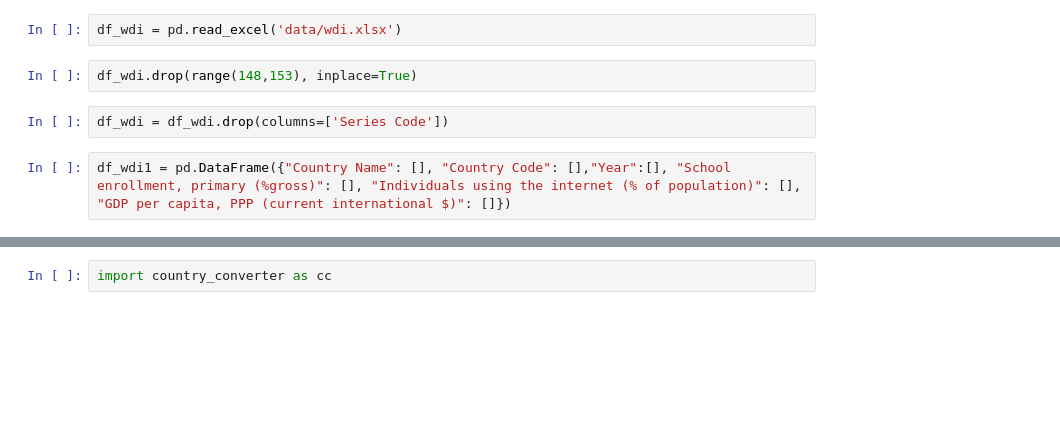
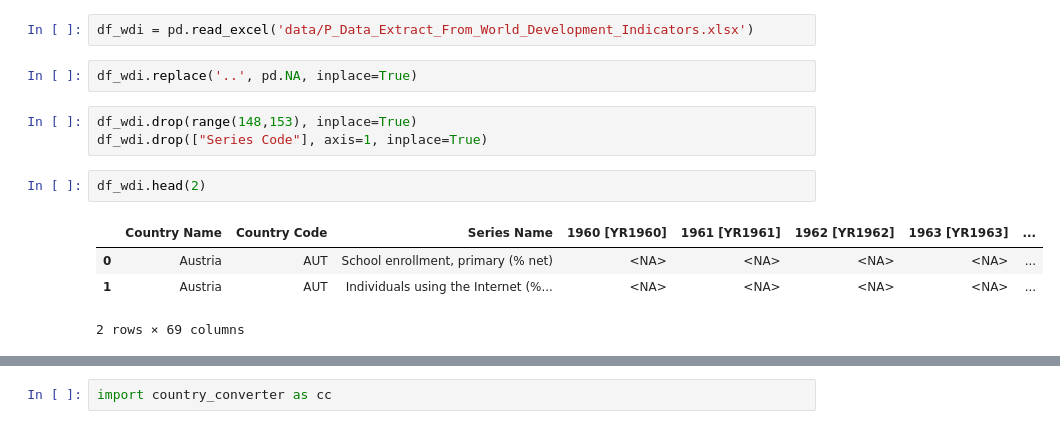
Before and after one commit to VKFRIGH/PR2602, a Jupyter notebook: temp.ipynb, the cells around one changed output, grey strips where cells are left out. Cells and saved outputs as stored; diff of their text form; blank space fills up the shorter version.

```diff
--- a/temp.ipynb
+++ b/temp.ipynb
@@ -24,8 +3,14 @@ df_qol
 # %%
-df_wdi = pd.read_excel('data/wdi.xlsx')
+df_wdi = pd.read_excel('data/P_Data_Extract_From_World_Development_Indicators.xlsx')
+# %%
+df_wdi.replace('..', pd.NA, inplace=True)
 # %%
 df_wdi.drop(range(148,153), inplace=True)
+df_wdi.drop(["Series Code"], axis=1, inplace=True)
-# %%
-df_wdi = df_wdi.drop(columns=['Series Code'])
-# %%
-df_wdi1 = pd.DataFrame({"Country Name": [], "Country Code": [],"Year":[], "School enrollment, primary (%gross)": [], "Individuals using the internet (% of population)": [], "GDP per capita, PPP (current international $)": []})
+# %%
+df_wdi.head(2)
+# %% [output]
+|  | Country Name | Country Code | Series Name | 1960 [YR1960] | 1961 [YR1961] | 1962 [YR1962] | 1963 [YR1963] | ... |
+| 0 | Austria | AUT | School enrollment, primary (% net) | <NA> | <NA> | <NA> | <NA> | ... |
+| 1 | Austria | AUT | Individuals using the Internet (%... | <NA> | <NA> | <NA> | <NA> | ... |
+2 rows × 69 columns
```
Also changed, not shown: parts of 76 cells of this notebook, 6 other files.
